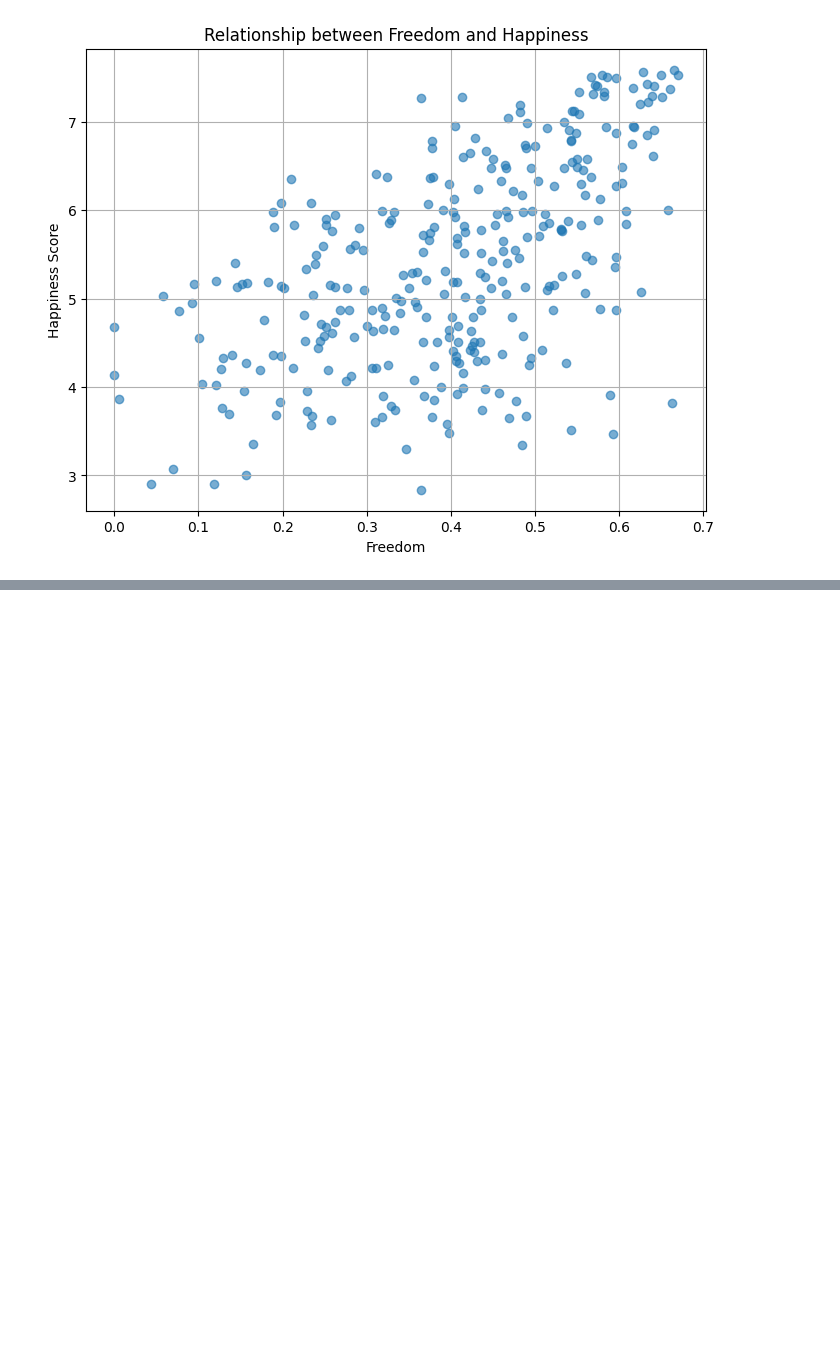
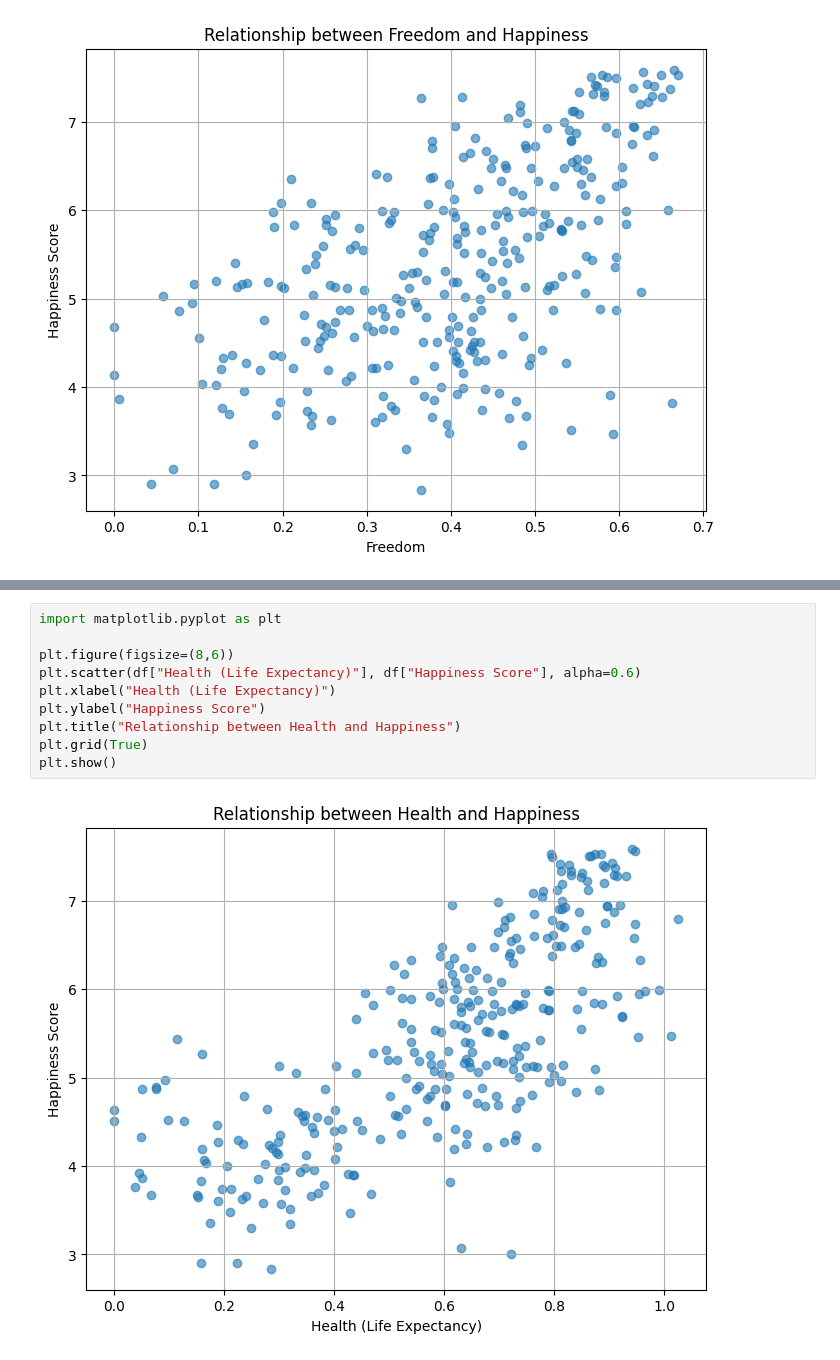
Before and after one commit to a250927s-create/me, a Jupyter notebook: lasttest/Happiness_Report_神戸宗一郎.ipynb, the cells around one changed output, grey strips where cells are left out. Saved outputs shown, nothing was run; the diff lists cells and outputs as text; blank space fills up the shorter version.

```diff
--- a/lasttest/Happiness_Report_神戸宗一郎.ipynb
+++ b/lasttest/Happiness_Report_神戸宗一郎.ipynb
@@ -178,0 +218,12 @@ plt.show()
+# %%
+import matplotlib.pyplot as plt
+
+plt.figure(figsize=(8,6))
+plt.scatter(df["Health (Life Expectancy)"], df["Happiness Score"], alpha=0.6)
+plt.xlabel("Health (Life Expectancy)")
+plt.ylabel("Happiness Score")
+plt.title("Relationship between Health and Happiness")
+plt.grid(True)
+plt.show()
+# %% [output]
+[figure, added]
```
Also changed, not shown: parts of 9 cells of this notebook, 3 other files.
